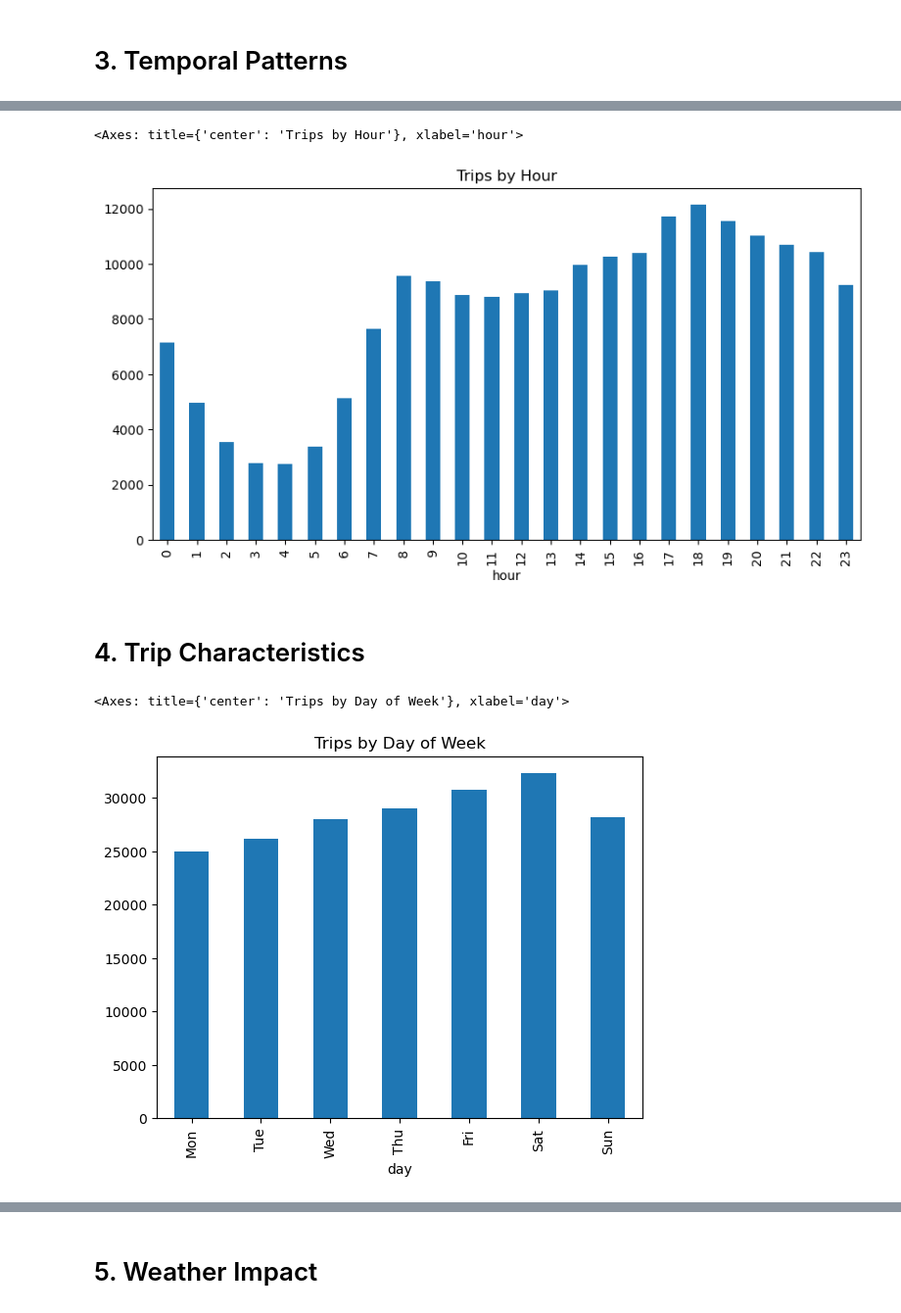
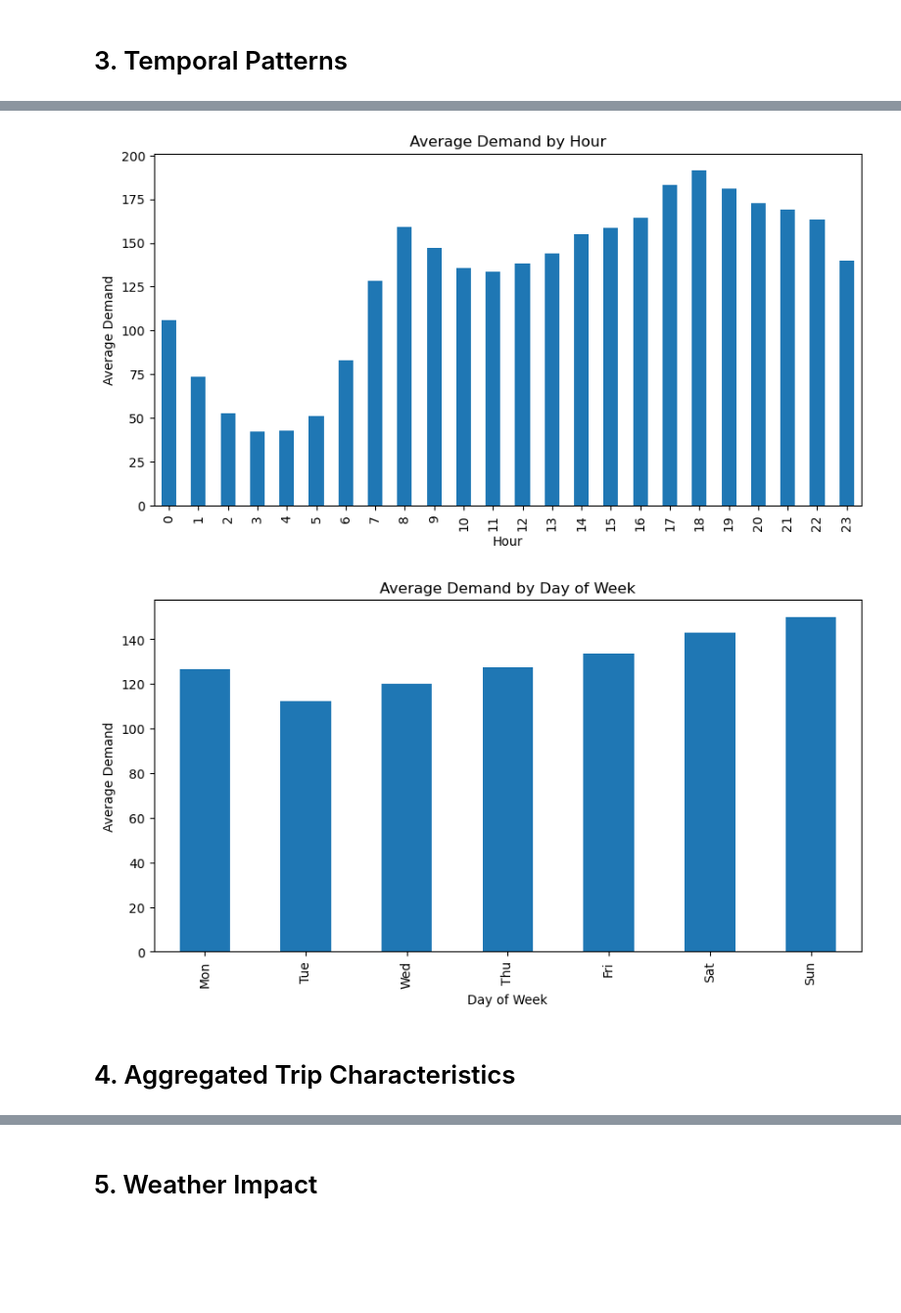
Before and after one commit to prppy/nyc-taxi-mlops, a Jupyter notebook: source/mlops/eda.ipynb, the cells around one changed output, grey strips where cells are left out. Shown at 98% size. Drawn from its saved outputs; the diff is of its cells as text; code cells hidden in the pictures; blank space fills up the shorter version.

Commit message:
updated EDA and feature engineering for zone-hour aggregation

```diff
--- a/source/mlops/eda.ipynb
+++ b/source/mlops/eda.ipynb
@@ -5,6 +5,6 @@ import pandas as pd
 import seaborn as sns
 import matplotlib.pyplot as plt
 
-df = pd.read_parquet("../../data/processed/eda_joined.parquet")
+df = pd.read_parquet("../../data/processed/eda/joined/pickup.parquet")
 df.head()
 # %% [output]
@@ -88,7 +78,11 @@ wind_speed_max                    74         0.04
 # %% [markdown]
 # 3. Temporal Patterns
 # %%
-df["pickup_datetime"] = pd.to_datetime(df["pickup_datetime"])
-daily_trips = df.groupby(df["pickup_datetime"].dt.date).size()
-daily_trips.plot(figsize=(12,5), title="Daily Trip Volume")
+df["hour_ts"] = pd.to_datetime(df["hour_ts"])
+df["pickup_date"] = df["hour_ts"].dt.date
+
+daily_demand = df.groupby("pickup_date")["demand"].sum()
+daily_demand.plot(figsize=(12, 5), title="Daily Total Demand")
+plt.ylabel("Total Demand")
+plt.show()
 # %% [output]
@@ -97,28 +90,40 @@ daily_trips.plot(figsize=(12,5), title="Daily Trip Volume")
 # %%
-df["hour"] = df["pickup_datetime"].dt.hour
-df["hour"].value_counts().sort_index().plot(
-    kind="bar", figsize=(10,5), title="Trips by Hour"
+hourly_demand = (
+    df.groupby("hour")["demand"]
+    .mean()
+    .reindex(range(24), fill_value=0)
 )
+
+hourly_demand.plot(kind="bar", figsize=(10, 5), title="Average Demand by Hour")
+plt.xlabel("Hour")
+plt.ylabel("Average Demand")
+plt.show()
 # %% [output]
-<Axes: title={'center': 'Trips by Hour'}, xlabel='hour'>
-[figure, old version]
+[figure, new version]
-# %% [markdown]
-# 4. Trip Characteristics
 # %%
 day_map = {
     0: "Mon",
     1: "Tue",
     2: "Wed",
     3: "Thu",
     4: "Fri",
     5: "Sat",
     6: "Sun"
 }
-df["day"] = df["day_of_week"].map(day_map)
-df["day"].value_counts().reindex(
-    ["Mon", "Tue", "Wed", "Thu", "Fri", "Sat", "Sun"]
-).plot(kind="bar", title="Trips by Day of Week")
+
+daily_pattern = (
+    df.groupby("day_of_week")["demand"]
+    .mean()
+    .reindex(range(7), fill_value=0)
+)
+daily_pattern.index = daily_pattern.index.map(day_map)
+
+daily_pattern.plot(kind="bar", figsize=(10, 5), title="Average Demand by Day of Week")
+plt.xlabel("Day of Week")
+plt.ylabel("Average Demand")
+plt.show()
 # %% [output]
-<Axes: title={'center': 'Trips by Day of Week'}, xlabel='day'>
-[figure, old version]
+[figure, new version]
+# %% [markdown]
+# 4. Aggregated Trip Characteristics
 # %%
```
Also changed, not shown: parts of 21 cells of this notebook, 3 other files.
